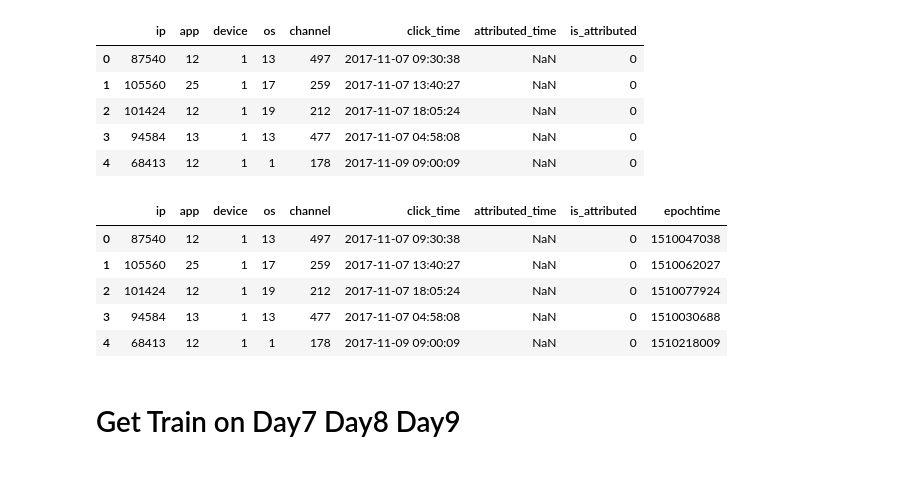
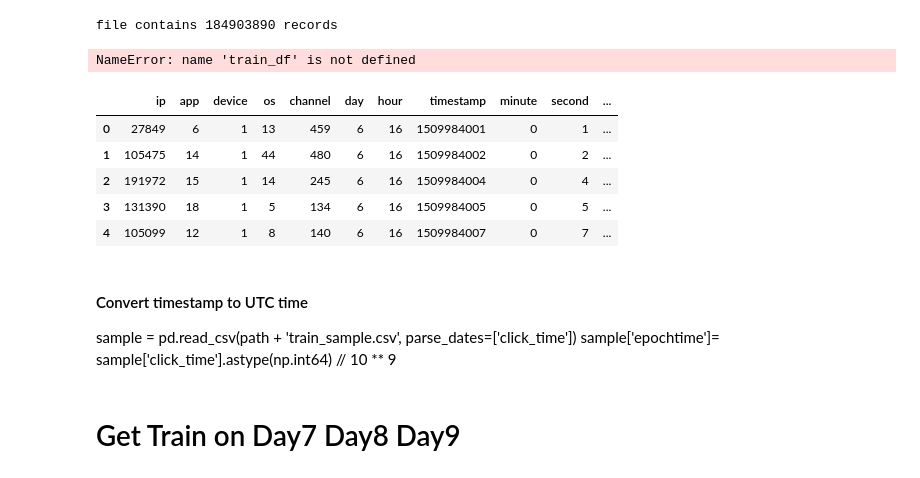
Before and after one commit to wluo-personal/Kaggle, a Jupyter notebook: talkingdata/sc/feature_equal_hour.ipynb, the cells around one changed output. Drawn from its saved outputs; the diff is of its cells as text; code cells hidden in the pictures.

```diff
--- a/talkingdata/sc/feature_equal_hour.ipynb
+++ b/talkingdata/sc/feature_equal_hour.ipynb
@@ -50,0 +40,8 @@ sample = pd.read_csv(path + 'train_sample.csv', parse_dates=['click_time'])
+# %%
+train = samplecsv(train_filename, 'step', 1000)
+# %% [output]
+file contains 184903890 records
+# %%
+train_df.shape
+# %% [output]
+NameError: name 'train_df' is not defined
@@ -51,9 +52,9 @@ sample = pd.read_csv(path + 'train_sample.csv', parse_dates=['click_time'])
 # %%
-sample.head()
+train_df.head()
 # %% [output]
-|  | ip | app | device | os | channel | click_time | attributed_time | is_attributed |
-| 0 | 87540 | 12 | 1 | 13 | 497 | 2017-11-07 09:30:38 | NaN | 0 |
-| 1 | 105560 | 25 | 1 | 17 | 259 | 2017-11-07 13:40:27 | NaN | 0 |
-| 2 | 101424 | 12 | 1 | 19 | 212 | 2017-11-07 18:05:24 | NaN | 0 |
-| 3 | 94584 | 13 | 1 | 13 | 477 | 2017-11-07 04:58:08 | NaN | 0 |
-| 4 | 68413 | 12 | 1 | 1 | 178 | 2017-11-09 09:00:09 | NaN | 0 |
+|  | ip | app | device | os | channel | day | hour | timestamp | minute | second | ... |
+| 0 | 27849 | 6 | 1 | 13 | 459 | 6 | 16 | 1509984001 | 0 | 1 | ... |
+| 1 | 105475 | 14 | 1 | 44 | 480 | 6 | 16 | 1509984002 | 0 | 2 | ... |
+| 2 | 191972 | 15 | 1 | 14 | 245 | 6 | 16 | 1509984004 | 0 | 4 | ... |
+| 3 | 131390 | 18 | 1 | 5 | 134 | 6 | 16 | 1509984005 | 0 | 5 | ... |
+| 4 | 105099 | 12 | 1 | 8 | 140 | 6 | 16 | 1509984007 | 0 | 7 | ... |
@@ -62,9 +60,0 @@ sample['epochtime']= sample['click_time'].astype(np.int64) // 10 ** 9
-# %%
-sample.head()
-# %% [output]
-|  | ip | app | device | os | channel | click_time | attributed_time | is_attributed | epochtime |
-| 0 | 87540 | 12 | 1 | 13 | 497 | 2017-11-07 09:30:38 | NaN | 0 | 1510047038 |
-| 1 | 105560 | 25 | 1 | 17 | 259 | 2017-11-07 13:40:27 | NaN | 0 | 1510062027 |
-| 2 | 101424 | 12 | 1 | 19 | 212 | 2017-11-07 18:05:24 | NaN | 0 | 1510077924 |
-| 3 | 94584 | 13 | 1 | 13 | 477 | 2017-11-07 04:58:08 | NaN | 0 | 1510030688 |
-| 4 | 68413 | 12 | 1 | 1 | 178 | 2017-11-09 09:00:09 | NaN | 0 | 1510218009 |
@@ -73,2 +61,6 @@ sample.head()
+# %% [markdown]
+#### Convert timestamp to UTC time
+sample = pd.read_csv(path + 'train_sample.csv', parse_dates=['click_time'])
+sample['epochtime']= sample['click_time'].astype(np.int64) // 10 ** 9
 # %% [markdown]
 # Get Train on Day7 Day8 Day9
```
Also changed, not shown: parts of 23 cells of this notebook, 11 other files.
